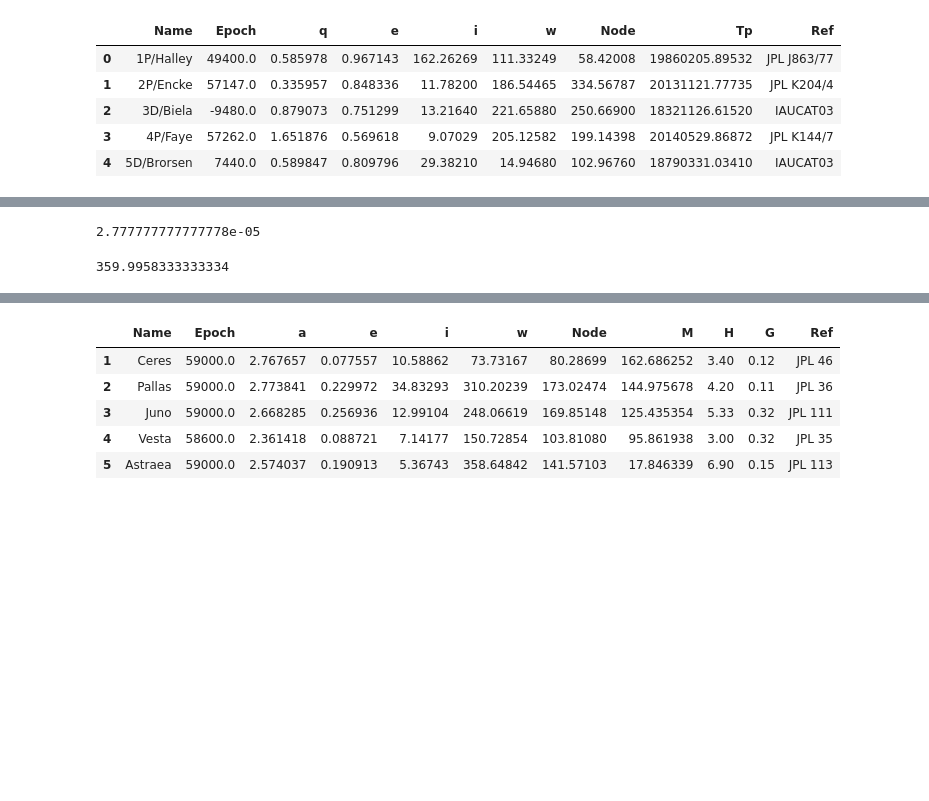
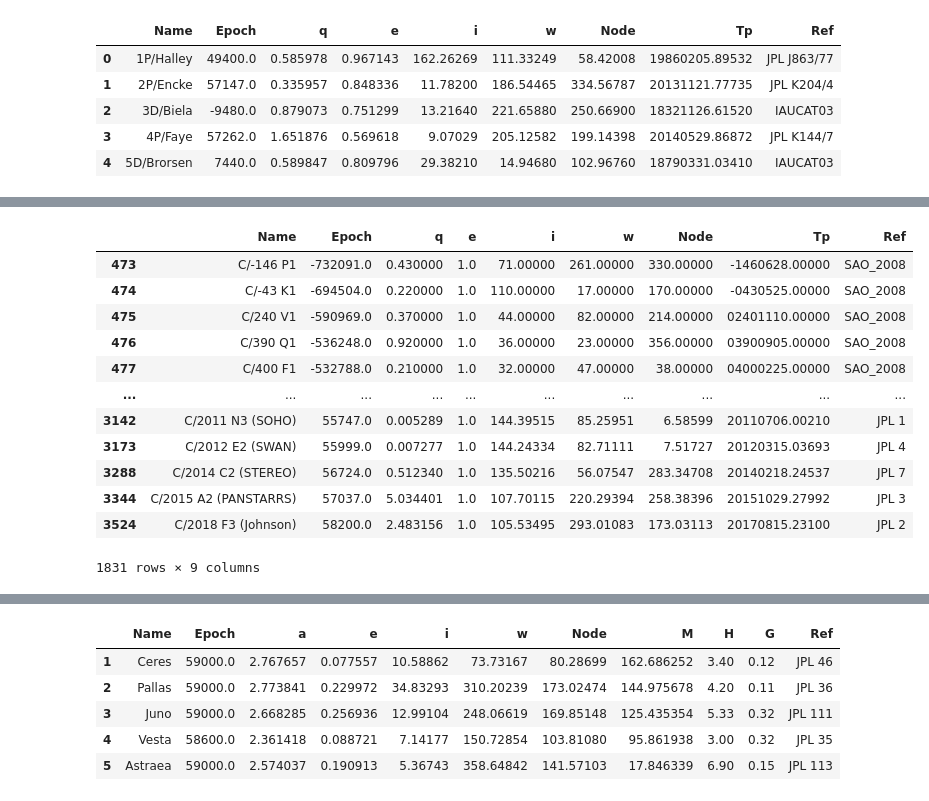
Before and after one commit to benitocm/my-orbits, a Jupyter notebook: notebooks/Testing.ipynb, the cells around one changed output, grey strips where cells are left out. Cells and saved outputs as stored; diff of their text form; code cells hidden in the pictures; blank space fills up the shorter version.

```diff
--- a/notebooks/Testing.ipynb
+++ b/notebooks/Testing.ipynb
@@ -27,8 +86,16 @@ df.query("(e>0.99999) and (e<1.0000)")
-# %%
-ut.hms2h (0,0,0.1)
-# %% [output]
-2.777777777777778e-05
-# %%
-ut.hms2dg(23,59,59)
-# %% [output]
-359.9958333333334
+# %%
+df[df.e==1.0]
+# %% [output]
+|  | Name | Epoch | q | e | i | w | Node | Tp | Ref |
+| 473 | C/-146 P1 | -732091.0 | 0.430000 | 1.0 | 71.00000 | 261.00000 | 330.00000 | -1460628.00000 | SAO_2008 |
+| 474 | C/-43 K1 | -694504.0 | 0.220000 | 1.0 | 110.00000 | 17.00000 | 170.00000 | -0430525.00000 | SAO_2008 |
+| 475 | C/240 V1 | -590969.0 | 0.370000 | 1.0 | 44.00000 | 82.00000 | 214.00000 | 02401110.00000 | SAO_2008 |
+| 476 | C/390 Q1 | -536248.0 | 0.920000 | 1.0 | 36.00000 | 23.00000 | 356.00000 | 03900905.00000 | SAO_2008 |
+| 477 | C/400 F1 | -532788.0 | 0.210000 | 1.0 | 32.00000 | 47.00000 | 38.00000 | 04000225.00000 | SAO_2008 |
+| ... | ... | ... | ... | ... | ... | ... | ... | ... | ... |
+| 3142 | C/2011 N3 (SOHO) | 55747.0 | 0.005289 | 1.0 | 144.39515 | 85.25951 | 6.58599 | 20110706.00210 | JPL 1 |
+| 3173 | C/2012 E2 (SWAN) | 55999.0 | 0.007277 | 1.0 | 144.24334 | 82.71111 | 7.51727 | 20120315.03693 | JPL 4 |
+| 3288 | C/2014 C2 (STEREO) | 56724.0 | 0.512340 | 1.0 | 135.50216 | 56.07547 | 283.34708 | 20140218.24537 | JPL 7 |
+| 3344 | C/2015 A2 (PANSTARRS) | 57037.0 | 5.034401 | 1.0 | 107.70115 | 220.29394 | 258.38396 | 20151029.27992 | JPL 3 |
+| 3524 | C/2018 F3 (Johnson) | 58200.0 | 2.483156 | 1.0 | 105.53495 | 293.01083 | 173.03113 | 20170815.23100 | JPL 2 |
+1831 rows × 9 columns
```
Also changed, not shown: parts of 8 cells of this notebook, 17 other files.
